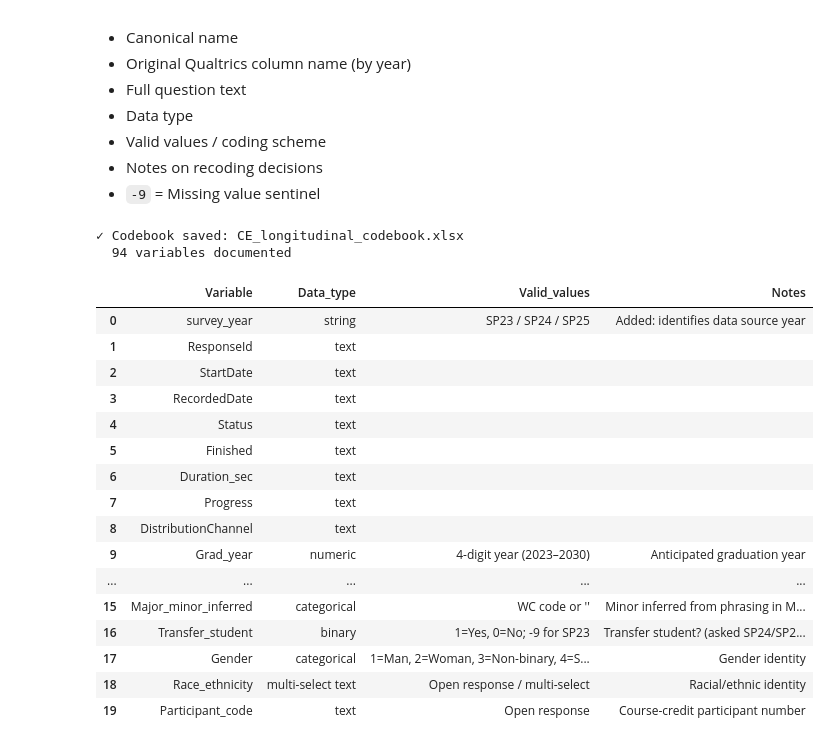
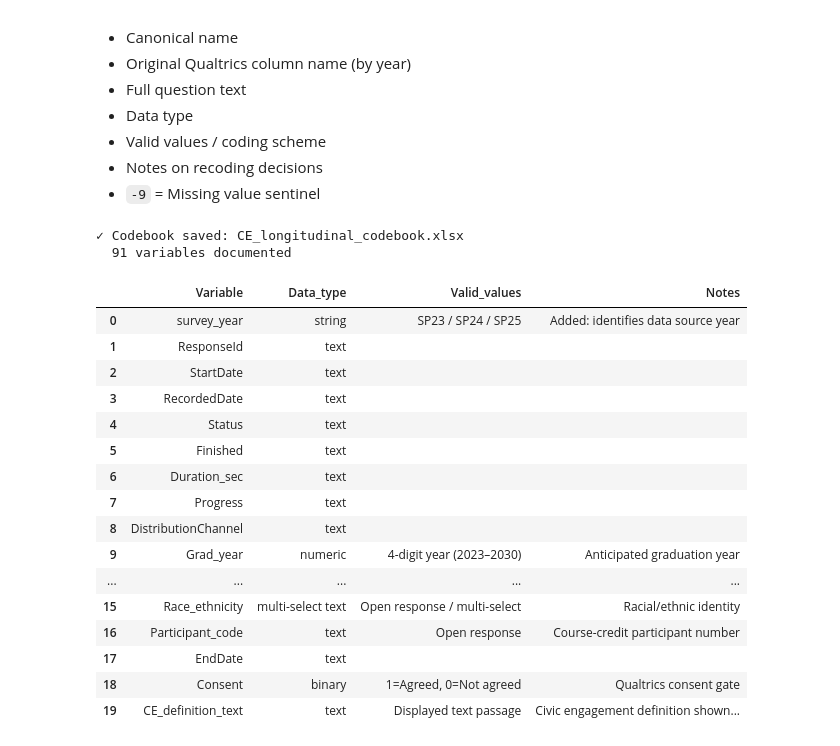
Before and after one commit to drspoulsen/fresh-civic-engagement, a Jupyter notebook: civic_engagement_merge.ipynb, the cells around one changed output. Saved outputs shown, nothing was run; the diff lists cells and outputs as text; code cells hidden in the pictures.

```diff
--- a/civic_engagement_merge.ipynb
+++ b/civic_engagement_merge.ipynb
@@ -951,7 +952,6 @@ ID_COLS   = ["survey_year", "ResponseId", "StartDate", "RecordedDate",
              "Status", "Finished", "Duration_sec", "Progress",
              "DistributionChannel"]
 DEMO_COLS = ["Grad_year", "Major_raw", "Major1", "Major2",
-             "Minor_raw", "Minor1", "Major_minor_inferred",
              "Transfer_student", "Athlete", "Greek_life", "Club_member",
              "Gender", "Race_ethnicity", "Participant_code"]
 # All remaining survey columns in original order
@@ -960,7 +960,8 @@ OTHER_COLS = [c for c in merged.columns
               and c not in {"RecipientLastName","RecipientFirstName",
                             "RecipientEmail","ExternalReference",
                             "IPAddress","LocationLatitude","LocationLongitude",
-                            "UserLanguage"}]
+                            "UserLanguage",
+                            "Minor_raw","Minor1","Major_minor_inferred"}]
 
 final_cols = (
     [c for c in ID_COLS   if c in merged.columns] +
@@ -1043,7 +1044,7 @@ CODEBOOK_META = {
     "Community_ref":      ("categorical", "1=Chestertown, 2=WC, 3=National, 4=Other, 5=Home", "Which community respondent referenced for prior Qs"),
     "Community_ref_other":("text", "Open response", "Specified 'other' community"),
     "Volunteer_yn":       ("binary", "1=Yes, 0=No", "Volunteer in community?"),
-    "Volunteer_hrs_month":("numeric", "Hours per month (open)", "Avg volunteer hrs/month"),
+    "Volunteer_hrs_month":("ordinal", "1=<4 hrs, 2=4-8 hrs, 3=8-12 hrs, 4=>12 hrs", "Avg volunteer hrs/month (ordinal bands)"),
     "Civic_duty_1":       ("Likert-5", "1=SD…5=SA", "Civic duty scale item 1"),
     "Civic_duty_2":       ("Likert-5", "1=SD…5=SA", "Civic duty scale item 2"),
     "Civic_duty_3":       ("Likert-5", "1=SD…5=SA", "Civic duty scale item 3"),
@@ -1078,9 +1079,6 @@ CODEBOOK_META = {
     "Major_raw":          ("text", "Open response", "Raw major text entry — see Major1/Major2"),
     "Major1":             ("categorical", "WC 3-letter catalog code (e.g. PSY, ENG)", "Primary major recoded from Major_raw"),
     "Major2":             ("categorical", "WC 3-letter catalog code or ''", "Second major (double major) from Major_raw"),
-    "Minor_raw":          ("text", "Open response; -9 for SP23 (not asked)", "Raw minor text; only asked SP24/SP25"),
-    "Minor1":             ("categorical", "WC 3-letter catalog code or ''", "Minor recoded from Minor_raw or 'with minor' in Major_raw"),
-    "Major_minor_inferred":("categorical", "WC code or ''", "Minor inferred from phrasing in Major_raw field"),
     "Transfer_student":   ("binary", "1=Yes, 0=No; -9 for SP23", "Transfer student? (asked SP24/SP25 only)"),
     "Athlete":            ("binary", "1=Yes, 0=No", "Campus athlete?"),
     "Greek_life":         ("binary", "1=Yes, 0=No", "Fraternity or sorority member?"),
@@ -1138,36 +1136,36 @@ for col in merged.columns:
     })
 
 codebook = pd.DataFrame(codebook_rows)
 
 CODEBOOK_EXCEL = "CE_longitudinal_codebook.xlsx"
 with pd.ExcelWriter(CODEBOOK_EXCEL, engine="openpyxl") as writer:
     codebook.to_excel(writer, index=False, sheet_name="Codebook")
     # Auto-fit column widths
     ws = writer.sheets["Codebook"]
     for col_cells in ws.columns:
         max_len = max(len(str(c.value or "")) for c in col_cells)
         ws.column_dimensions[col_cells[0].column_letter].width = min(max_len + 2, 60)
 
 print(f"✓ Codebook saved: {CODEBOOK_EXCEL}")
 print(f"  {len(codebook)} variables documented")
 codebook[["Variable","Data_type","Valid_values","Notes"]].head(20)
 # %% [output]
 ✓ Codebook saved: CE_longitudinal_codebook.xlsx
-  94 variables documented
+  91 variables documented
 |  | Variable | Data_type | Valid_values | Notes |
 | 0 | survey_year | string | SP23 / SP24 / SP25 | Added: identifies data source year |
 | 1 | ResponseId | text |  |  |
 | 2 | StartDate | text |  |  |
 | 3 | RecordedDate | text |  |  |
 | 4 | Status | text |  |  |
 | 5 | Finished | text |  |  |
 | 6 | Duration_sec | text |  |  |
 | 7 | Progress | text |  |  |
 | 8 | DistributionChannel | text |  |  |
 | 9 | Grad_year | numeric | 4-digit year (2023–2030) | Anticipated graduation year |
 | ... | ... | ... | ... | ... |
-| 15 | Major_minor_inferred | categorical | WC code or '' | Minor inferred from phrasing in M... |
-| 16 | Transfer_student | binary | 1=Yes, 0=No; -9 for SP23 | Transfer student? (asked SP24/SP2... |
-| 17 | Gender | categorical | 1=Man, 2=Woman, 3=Non-binary, 4=S... | Gender identity |
-| 18 | Race_ethnicity | multi-select text | Open response / multi-select | Racial/ethnic identity |
-| 19 | Participant_code | text | Open response | Course-credit participant number |
+| 15 | Race_ethnicity | multi-select text | Open response / multi-select | Racial/ethnic identity |
+| 16 | Participant_code | text | Open response | Course-credit participant number |
+| 17 | EndDate | text |  |  |
+| 18 | Consent | binary | 1=Agreed, 0=Not agreed | Qualtrics consent gate |
+| 19 | CE_definition_text | text | Displayed text passage | Civic engagement definition shown... |
```
Also changed, not shown: parts of 2 cells of this notebook, 3 other files.
